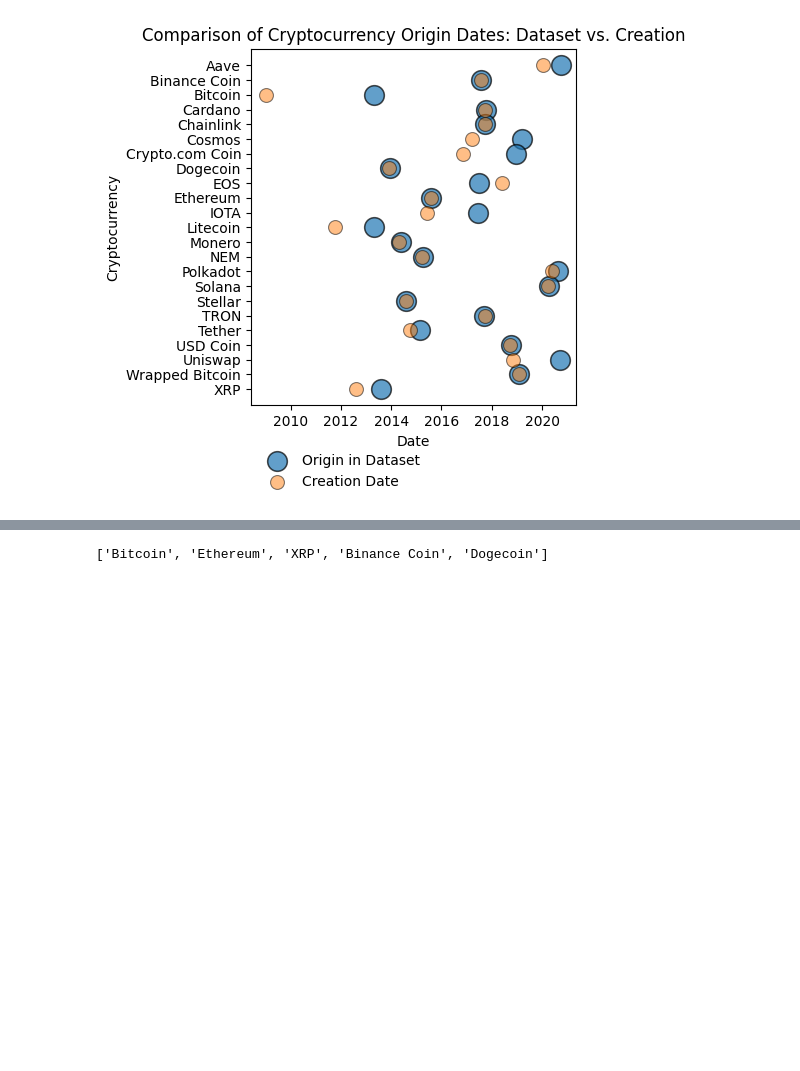
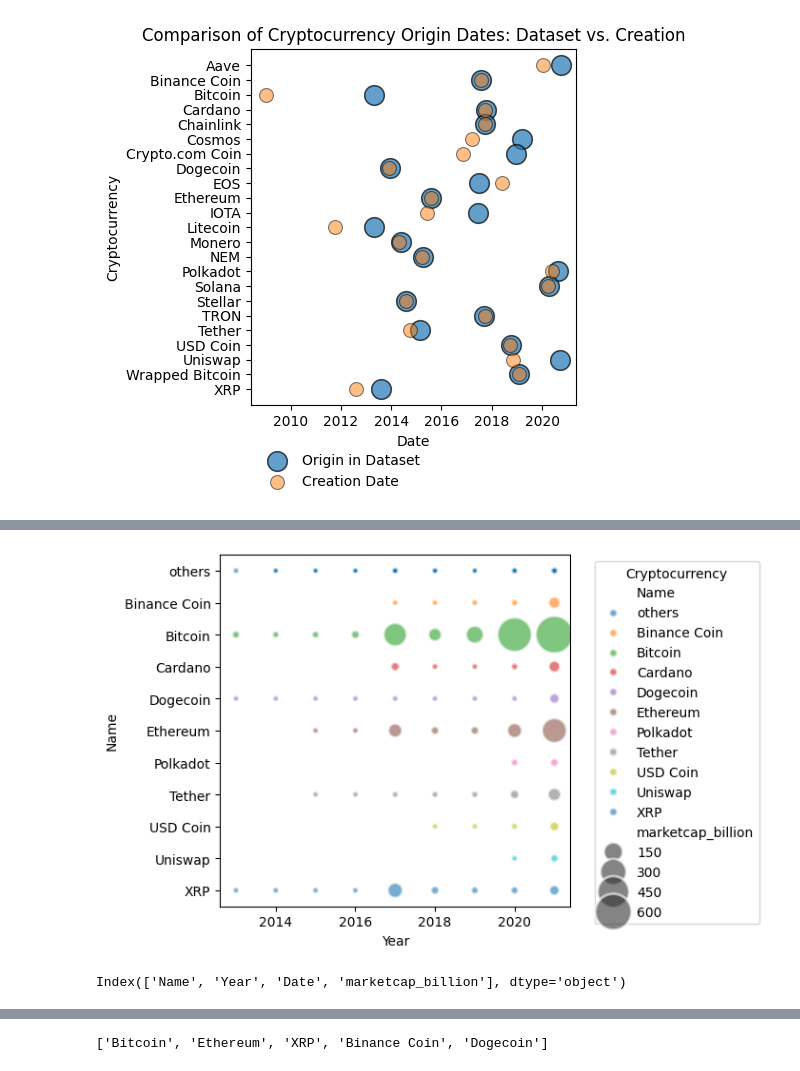
Before and after one commit to alejomaar/Network-Science-for-Data-Analytics, a Jupyter notebook: homework_1/cryptocurrencies.ipynb, the cells around one changed output, grey strips where cells are left out. Cells and saved outputs as stored; diff of their text form; code cells hidden in the pictures; blank space fills up the shorter version.

Commit message:
feat: add trend plots

```diff
--- a/homework_1/cryptocurrencies.ipynb
+++ b/homework_1/cryptocurrencies.ipynb
@@ -244,0 +231,4 @@ sns.barplot(last_day_results.sort_values(by="volume_billion", ascending=False),
+# %%
+max_by_year = df.copy()
+max_by_year['Year'] = df['Date'].dt.year
+max_by_year =max_by_year.groupby(["Name", 'Year']).agg({'Date': 'max', 'marketcap_billion': 'last'}).reset_index()
@@ -244,0 +251,21 @@ sns.barplot(last_day_results.sort_values(by="volume_billion", ascending=False),
+# %%
+best10 =max_by_year[max_by_year.Year ==max_by_year.Year.max()].sort_values("marketcap_billion", ascending= False)[:10].Name
+max_by_year['Name'] = max_by_year['Name'].where(max_by_year['Name'].isin(best10), 'others')
+# %%
+sns.scatterplot(data=max_by_year, x="Year", y="Name",
+                hue="Name", size="marketcap_billion",
+                palette="tab10",
+                sizes=(20, 800), alpha=0.6, edgecolor="w", linewidth=2)
+plt.legend(title='Cryptocurrency', bbox_to_anchor=(1.05, 1), loc='upper left')
+
+# Adjust plot dimensions to make space for the legend
+plt.subplots_adjust(right=0.7)  # You can adjust this value as needed to fit your legend
+
+# Show the plot
+plt.show()
+# %% [output]
+[figure, added]
+# %%
+max_by_year.columns
+# %% [output]
+Index(['Name', 'Year', 'Date', 'marketcap_billion'], dtype='object')
```
Also changed, not shown: parts of 11 cells of this notebook.
